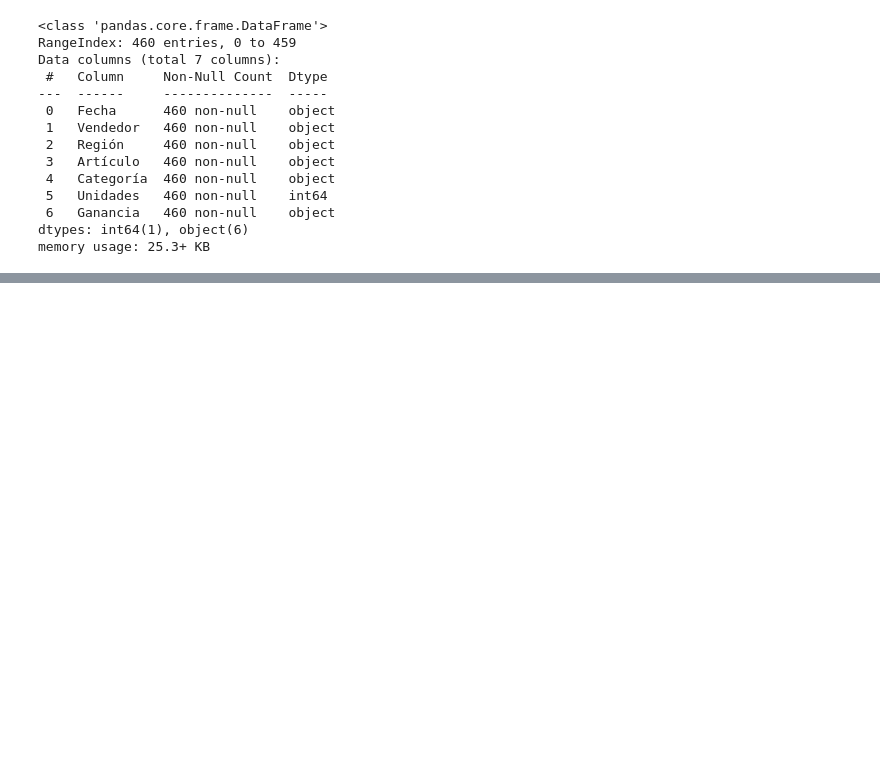
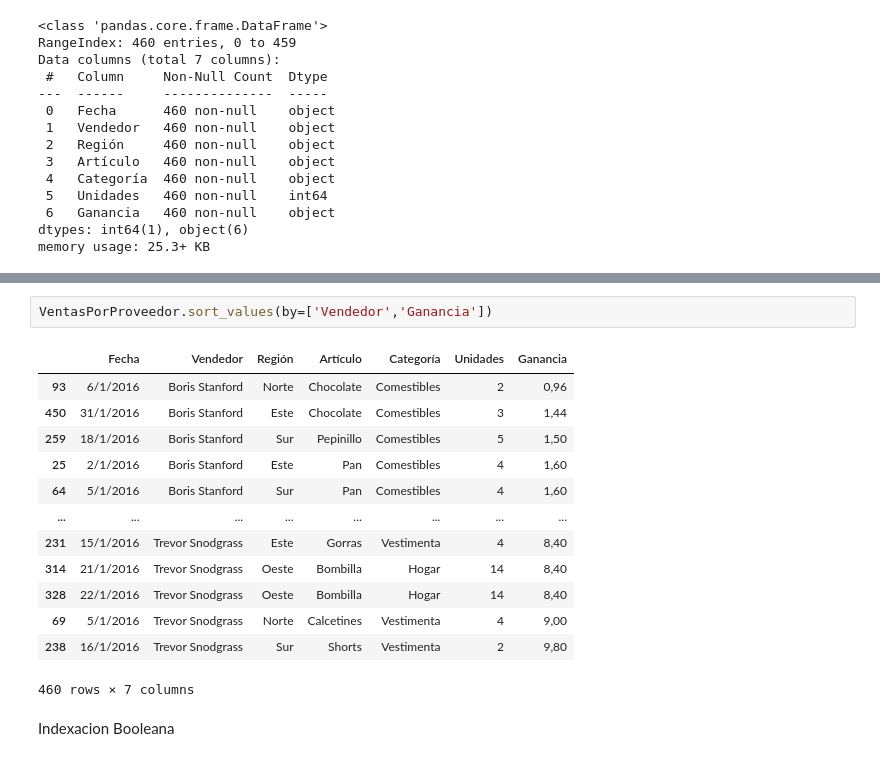
Before and after one commit to rofigueredo/CheatSheets, a Jupyter notebook: Pandas_de1.5horas/Clase1.ipynb, the cells around one changed output, grey strips where cells are left out. Drawn from its saved outputs; the diff is of its cells as text; blank space fills up the shorter version.

```diff
--- a/Pandas_de1.5horas/Clase1.ipynb
+++ b/Pandas_de1.5horas/Clase1.ipynb
@@ -103,0 +119,18 @@ memory usage: 25.3+ KB
+# %%
+VentasPorProveedor.sort_values(by=['Vendedor','Ganancia'])
+# %% [output]
+|  | Fecha | Vendedor | Región | Artículo | Categoría | Unidades | Ganancia |
+| 93 | 6/1/2016 | Boris Stanford | Norte | Chocolate | Comestibles | 2 | 0,96 |
+| 450 | 31/1/2016 | Boris Stanford | Este | Chocolate | Comestibles | 3 | 1,44 |
+| 259 | 18/1/2016 | Boris Stanford | Sur | Pepinillo | Comestibles | 5 | 1,50 |
+| 25 | 2/1/2016 | Boris Stanford | Este | Pan | Comestibles | 4 | 1,60 |
+| 64 | 5/1/2016 | Boris Stanford | Sur | Pan | Comestibles | 4 | 1,60 |
+| ... | ... | ... | ... | ... | ... | ... | ... |
+| 231 | 15/1/2016 | Trevor Snodgrass | Este | Gorras | Vestimenta | 4 | 8,40 |
+| 314 | 21/1/2016 | Trevor Snodgrass | Oeste | Bombilla | Hogar | 14 | 8,40 |
+| 328 | 22/1/2016 | Trevor Snodgrass | Oeste | Bombilla | Hogar | 14 | 8,40 |
+| 69 | 5/1/2016 | Trevor Snodgrass | Norte | Calcetines | Vestimenta | 4 | 9,00 |
+| 238 | 16/1/2016 | Trevor Snodgrass | Sur | Shorts | Vestimenta | 2 | 9,80 |
+460 rows × 7 columns
+# %% [markdown]
+Indexacion Booleana
```
Also changed, not shown: parts of 9 cells of this notebook.
